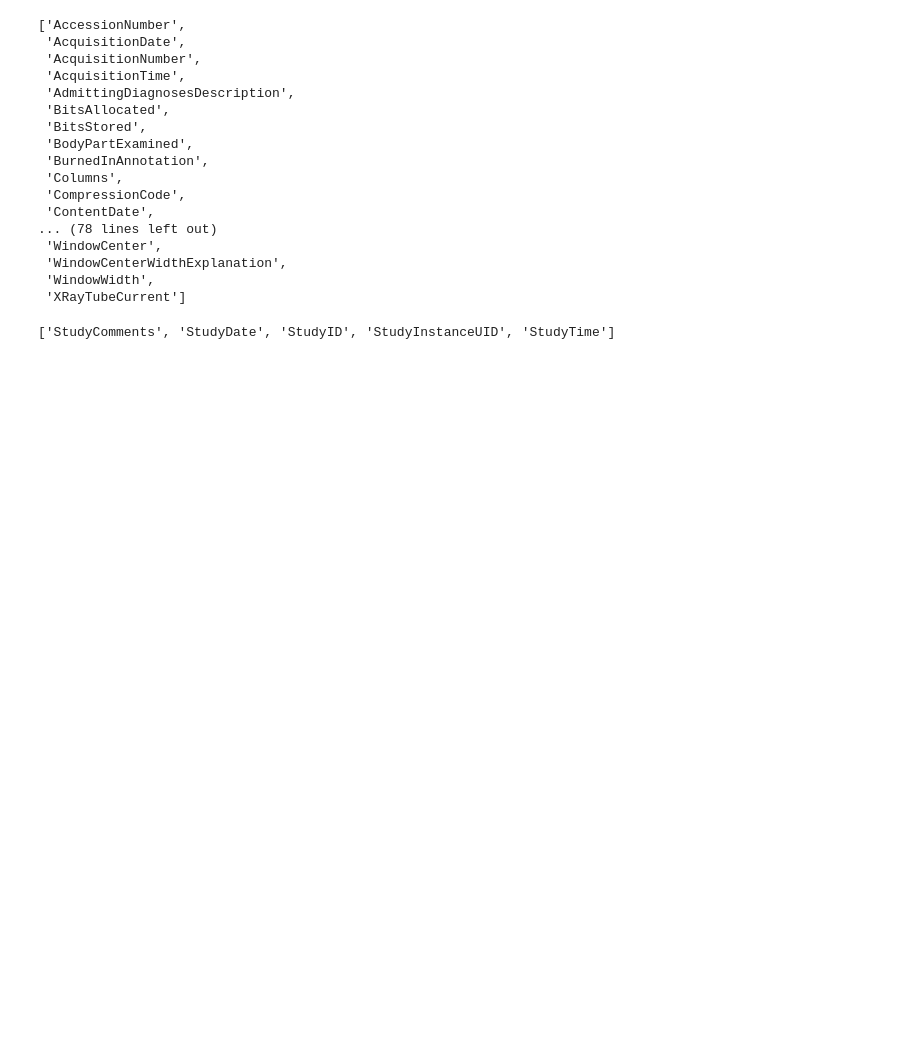
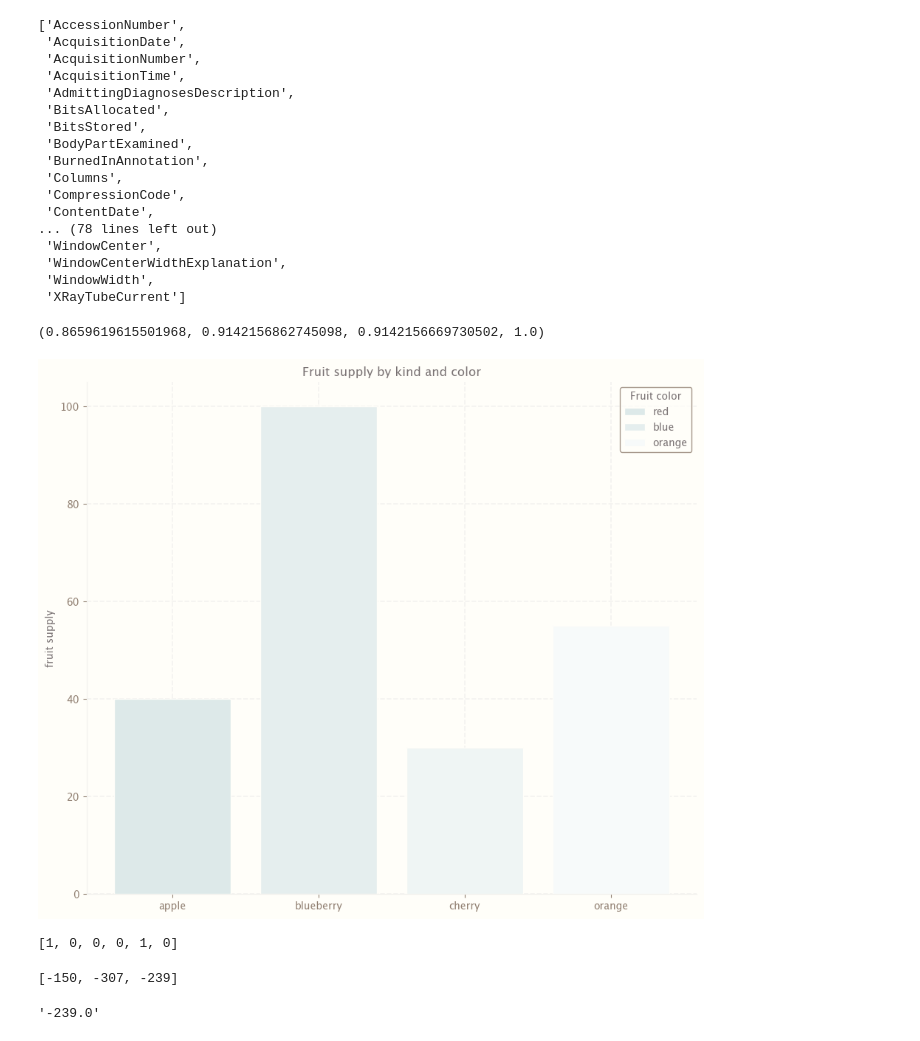
Before and after one commit to RaphaelZH/OpenCV_Program_EN, a Jupyter notebook: Deep Learning with PyTorch for Medical Image Analysis/Notebooks/3 - Data Formats in Medical Imaging.ipynb, the cells around one changed output. Drawn from its saved outputs; the diff is of its cells as text; code cells hidden in the pictures; blank space fills up the shorter version.

```diff
--- a/Deep Learning with PyTorch for Medical Image Analysis/Notebooks/3 - Data Formats in Medical Imaging.ipynb
+++ b/Deep Learning with PyTorch for Medical Image Analysis/Notebooks/3 - Data Formats in Medical Imaging.ipynb
@@ -315,6 +325,37 @@ dicom_file.dir()
  'WindowWidth',
  'XRayTubeCurrent']
 # %%
-dicom_file.dir('Study')
+cmap = mpl.colormaps["bone"]
+rgba = cmap(0.9)
+rgba
 # %% [output]
-['StudyComments', 'StudyDate', 'StudyID', 'StudyInstanceUID', 'StudyTime']
+(0.8659619615501968, 0.9142156862745098, 0.9142156669730502, 1.0)
+# %%
+fig, ax = plt.subplots()
+
+fruits = ['apple', 'blueberry', 'cherry', 'orange']
+counts = [40, 100, 30, 55]
+bar_labels = ['red', 'blue', '_red', 'orange']
+bar_colors = [cmap(0.9), cmap(0.925), cmap(0.95), cmap(0.975)]
+
+ax.bar(fruits, counts, label=bar_labels, color=bar_colors)
+
+ax.set_ylabel('fruit supply')
+ax.set_title('Fruit supply by kind and color')
+ax.legend(title='Fruit color')
+
+plt.show()
+# %% [output]
+[figure, added]
+# %%
+dicom_file.ImageOrientationPatient
+# %% [output]
+[1, 0, 0, 0, 1, 0]
+# %%
+dicom_file.ImagePositionPatient
+# %% [output]
+[-150, -307, -239]
+# %%
+dicom_file.SliceLocation
+# %% [output]
+'-239.0'
```
Also changed, not shown: parts of 3 cells of this notebook.
